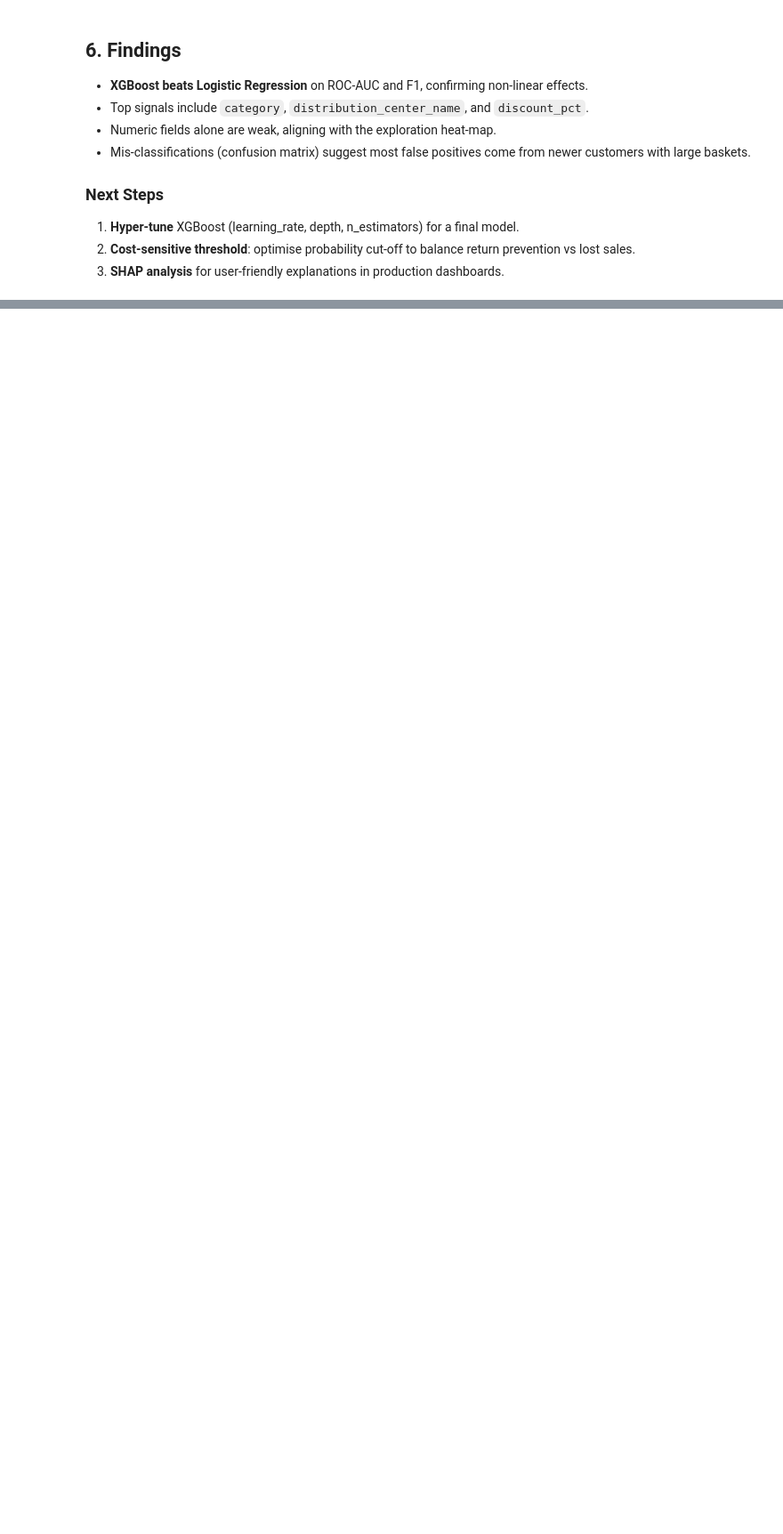
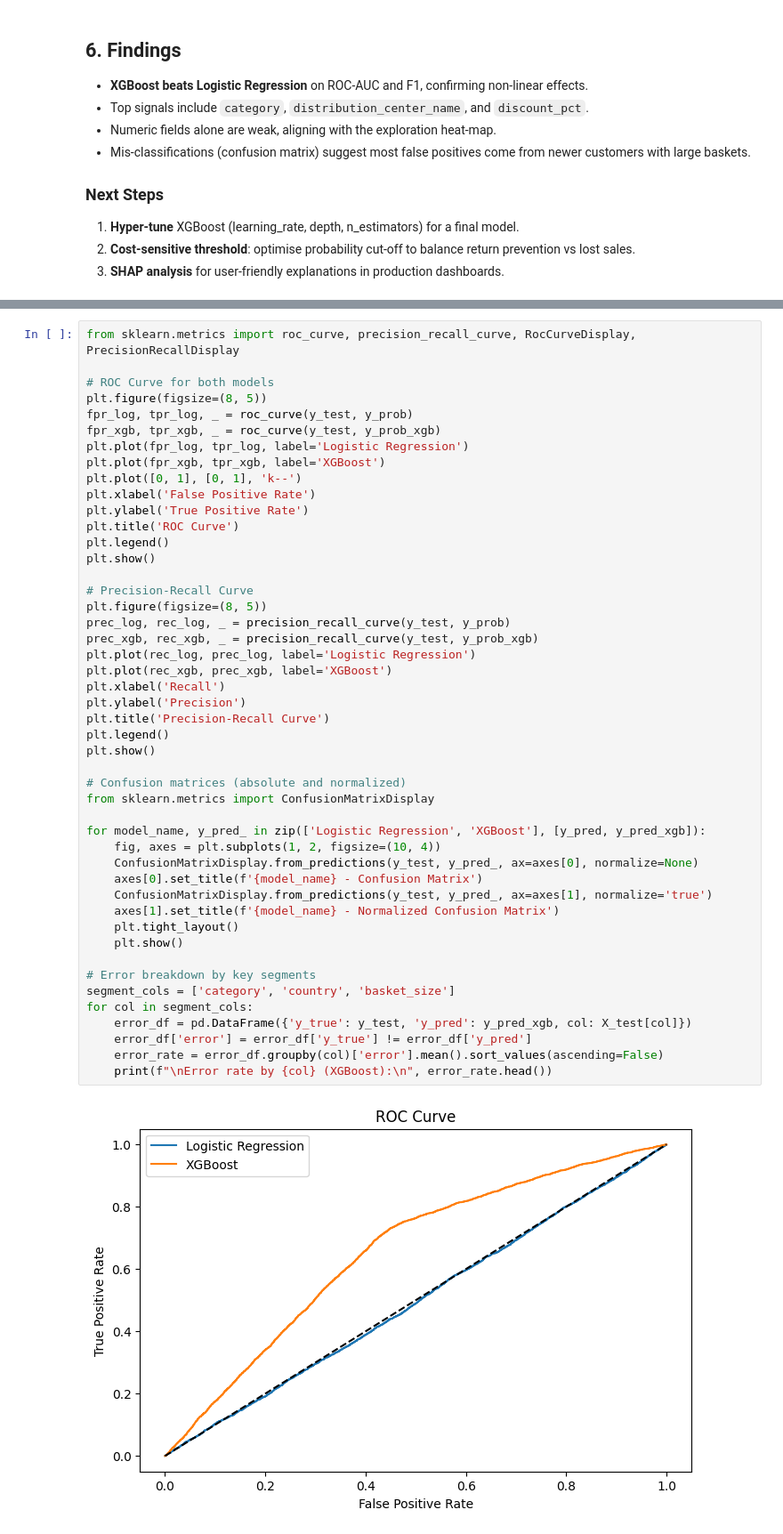
Before and after one commit to MIT-Emerging-Talent/ET6-CDSP-group-17-repo-Mission_Impostible, a Jupyter notebook: 4_data_analysis/theLook_Ecommerce/theLookdata_analysis.ipynb, the cells around one changed output, grey strips where cells are left out. Shown at 89% size. Saved outputs shown, nothing was run; the diff lists cells and outputs as text; blank space fills up the shorter version.

```diff
--- a/4_data_analysis/theLook_Ecommerce/theLookdata_analysis.ipynb
+++ b/4_data_analysis/theLook_Ecommerce/theLookdata_analysis.ipynb
@@ -194,0 +258,49 @@ plt.show()
+# %%
+from sklearn.metrics import roc_curve, precision_recall_curve, RocCurveDisplay, PrecisionRecallDisplay
+
+# ROC Curve for both models
+plt.figure(figsize=(8, 5))
+fpr_log, tpr_log, _ = roc_curve(y_test, y_prob)
+fpr_xgb, tpr_xgb, _ = roc_curve(y_test, y_prob_xgb)
+plt.plot(fpr_log, tpr_log, label='Logistic Regression')
+plt.plot(fpr_xgb, tpr_xgb, label='XGBoost')
+plt.plot([0, 1], [0, 1], 'k--')
+plt.xlabel('False Positive Rate')
+plt.ylabel('True Positive Rate')
+plt.title('ROC Curve')
+plt.legend()
+plt.show()
+
+# Precision-Recall Curve
+plt.figure(figsize=(8, 5))
+prec_log, rec_log, _ = precision_recall_curve(y_test, y_prob)
+prec_xgb, rec_xgb, _ = precision_recall_curve(y_test, y_prob_xgb)
+plt.plot(rec_log, prec_log, label='Logistic Regression')
+plt.plot(rec_xgb, prec_xgb, label='XGBoost')
+plt.xlabel('Recall')
+plt.ylabel('Precision')
+plt.title('Precision-Recall Curve')
+plt.legend()
+plt.show()
+
+# Confusion matrices (absolute and normalized)
+from sklearn.metrics import ConfusionMatrixDisplay
+
+for model_name, y_pred_ in zip(['Logistic Regression', 'XGBoost'], [y_pred, y_pred_xgb]):
+    fig, axes = plt.subplots(1, 2, figsize=(10, 4))
+    ConfusionMatrixDisplay.from_predictions(y_test, y_pred_, ax=axes[0], normalize=None)
+    axes[0].set_title(f'{model_name} - Confusion Matrix')
+    ConfusionMatrixDisplay.from_predictions(y_test, y_pred_, ax=axes[1], normalize='true')
+    axes[1].set_title(f'{model_name} - Normalized Confusion Matrix')
+    plt.tight_layout()
+    plt.show()
+
+# Error breakdown by key segments
+segment_cols = ['category', 'country', 'basket_size']
+for col in segment_cols:
+    error_df = pd.DataFrame({'y_true': y_test, 'y_pred': y_pred_xgb, col: X_test[col]})
+    error_df['error'] = error_df['y_true'] != error_df['y_pred']
+    error_rate = error_df.groupby(col)['error'].mean().sort_values(ascending=False)
+    print(f"\nError rate by {col} (XGBoost):\n", error_rate.head())
+# %% [output]
+[figure, added]
```
Also changed, not shown: parts of 11 cells of this notebook.
